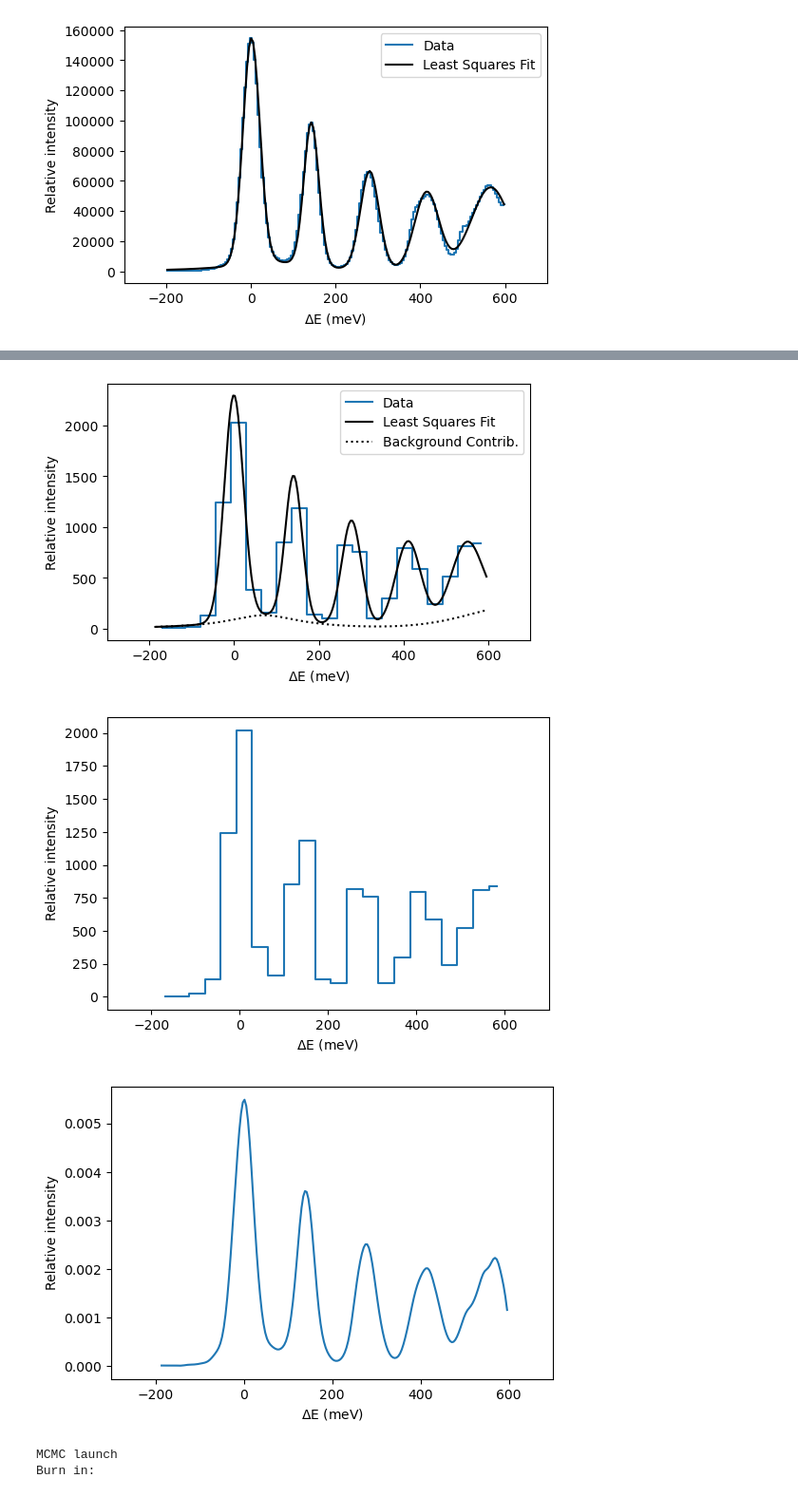
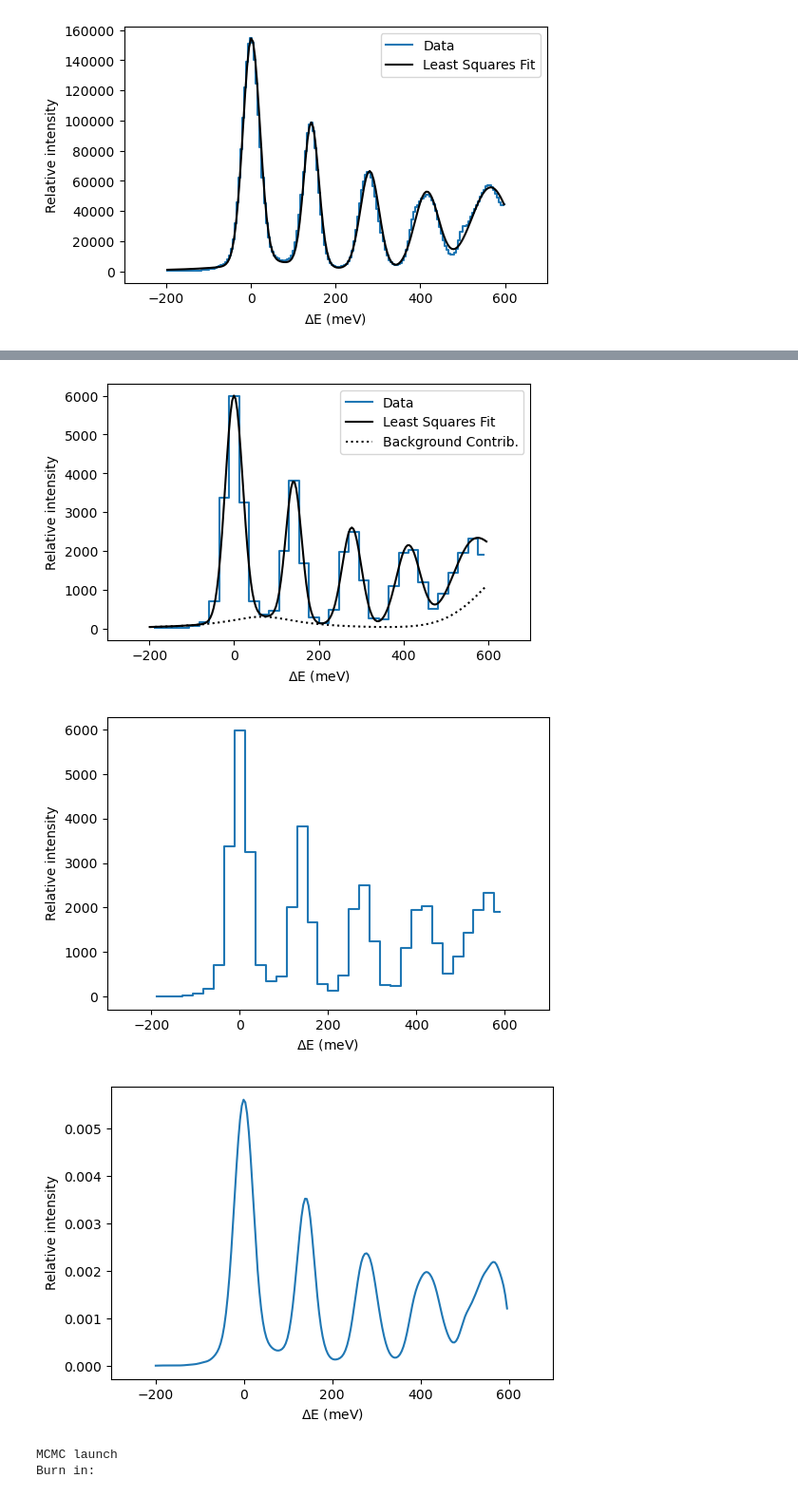
Before and after one commit to localoptimum/emtk, a Jupyter notebook: ARCStest-with-background.ipynb, the cells around one changed output, grey strips where cells are left out. Shown at 95% size. Drawn from its saved outputs; the diff is of its cells as text; code cells hidden in the pictures.

```diff
--- a/ARCStest-with-background.ipynb
+++ b/ARCStest-with-background.ipynb
@@ -363,7 +363,8 @@ Least squares model function defined.
 ema1.shuffle()
 # %%
 #cpo = ema1.subsample(150000, randomize=False)
-cpo = ema1.subsample(12000, randomize=False)
+#cpo = ema1.subsample(12000, randomize=False)
+cpo = ema1.subsample(45000, randomize=False)
 cpo.plot_kde(log=False, loglog=False, xlabel='$\Delta E$ (meV)', method="pmb")
 
 
@@ -559,6 +560,6 @@ Least squares model function defined.
-[figure, old version]
+[figure, new version]
-[figure, old version]
+[figure, new version]
-[figure, old version]
+[figure, new version]
 # %%
 # Build MCMC Models with API
 
```
Also changed, not shown: parts of 40 cells of this notebook.
